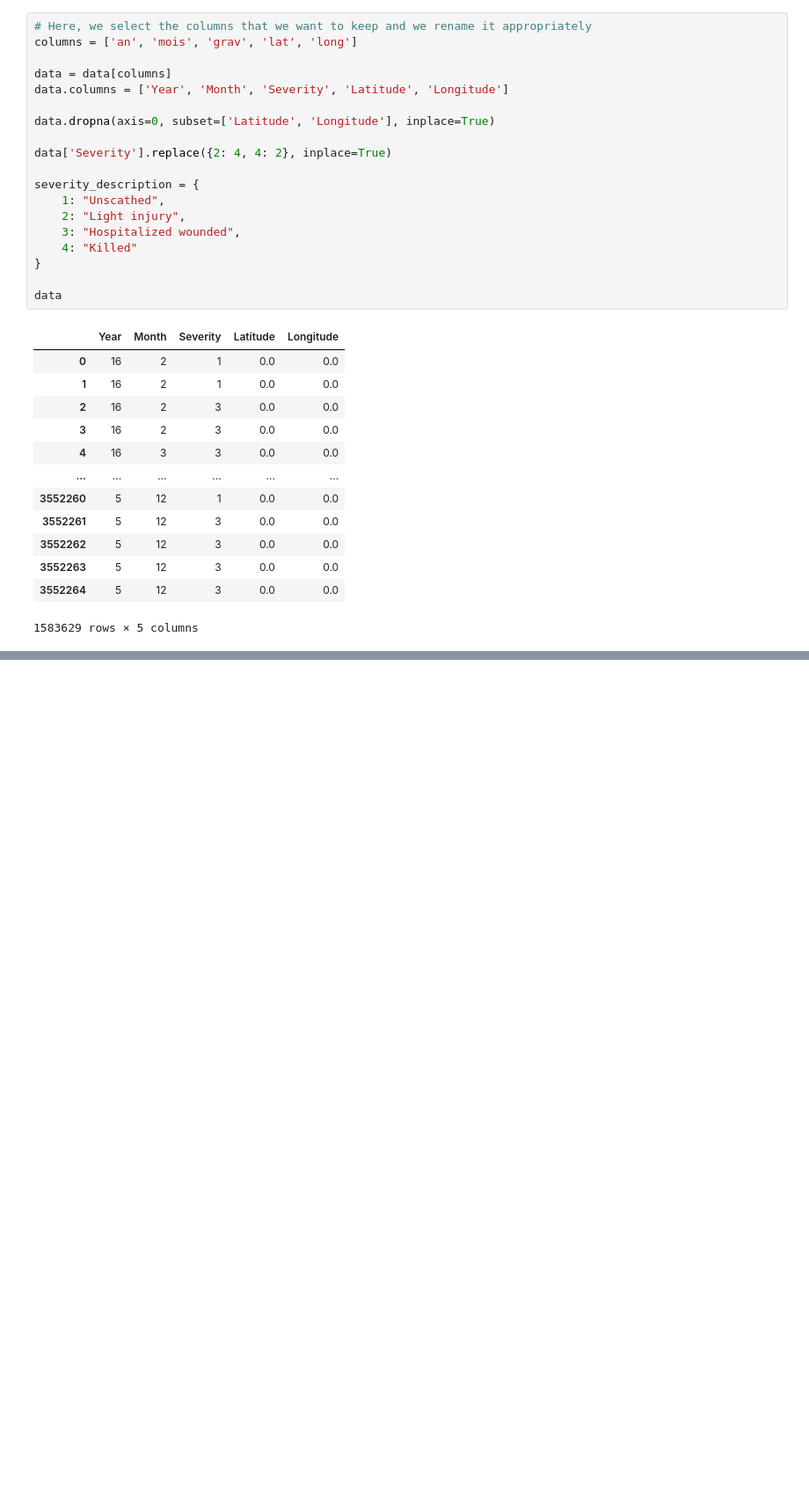
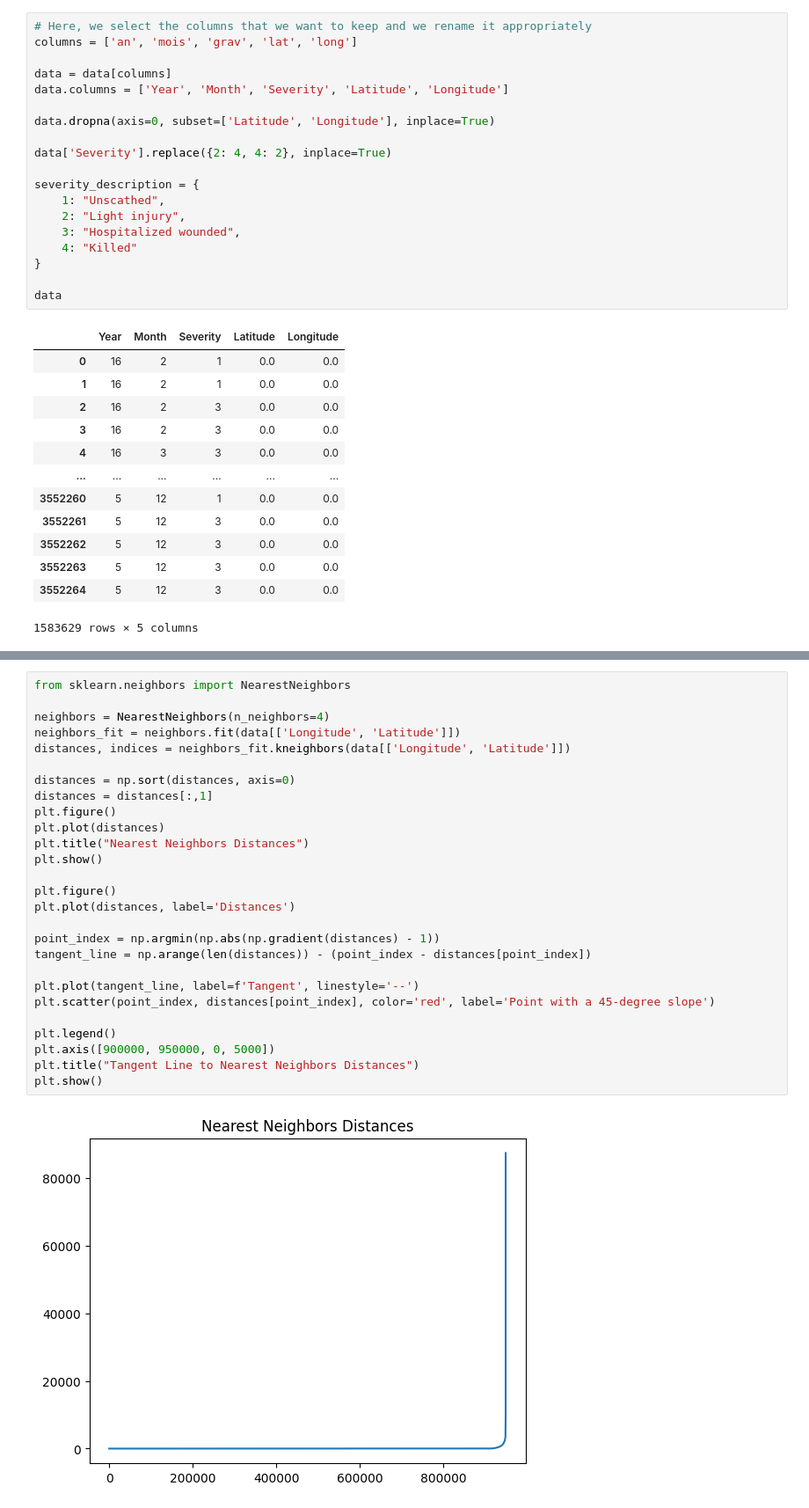
Before and after one commit to JulienML/AccidentsInFrance, a Jupyter notebook: Part2 - Clusters.ipynb, the cells around one changed output, grey strips where cells are left out. Shown at 88% size. Cells and saved outputs as stored; diff of their text form; blank space fills up the shorter version.

```diff
--- a/Part2 - Clusters.ipynb
+++ b/Part2 - Clusters.ipynb
@@ -85,0 +124,29 @@ plt.show()
+# %%
+from sklearn.neighbors import NearestNeighbors
+
+neighbors = NearestNeighbors(n_neighbors=4)
+neighbors_fit = neighbors.fit(data[['Longitude', 'Latitude']])
+distances, indices = neighbors_fit.kneighbors(data[['Longitude', 'Latitude']])
+
+distances = np.sort(distances, axis=0)
+distances = distances[:,1]
+plt.figure()
+plt.plot(distances)
+plt.title("Nearest Neighbors Distances")
+plt.show()
+
+plt.figure()
+plt.plot(distances, label='Distances')
+
+point_index = np.argmin(np.abs(np.gradient(distances) - 1))
+tangent_line = np.arange(len(distances)) - (point_index - distances[point_index])
+
+plt.plot(tangent_line, label=f'Tangent', linestyle='--')
+plt.scatter(point_index, distances[point_index], color='red', label='Point with a 45-degree slope')
+
+plt.legend()
+plt.axis([900000, 950000, 0, 5000])
+plt.title("Tangent Line to Nearest Neighbors Distances")
+plt.show()
+# %% [output]
+[figure, added]
```
Also changed, not shown: parts of 9 cells of this notebook.
